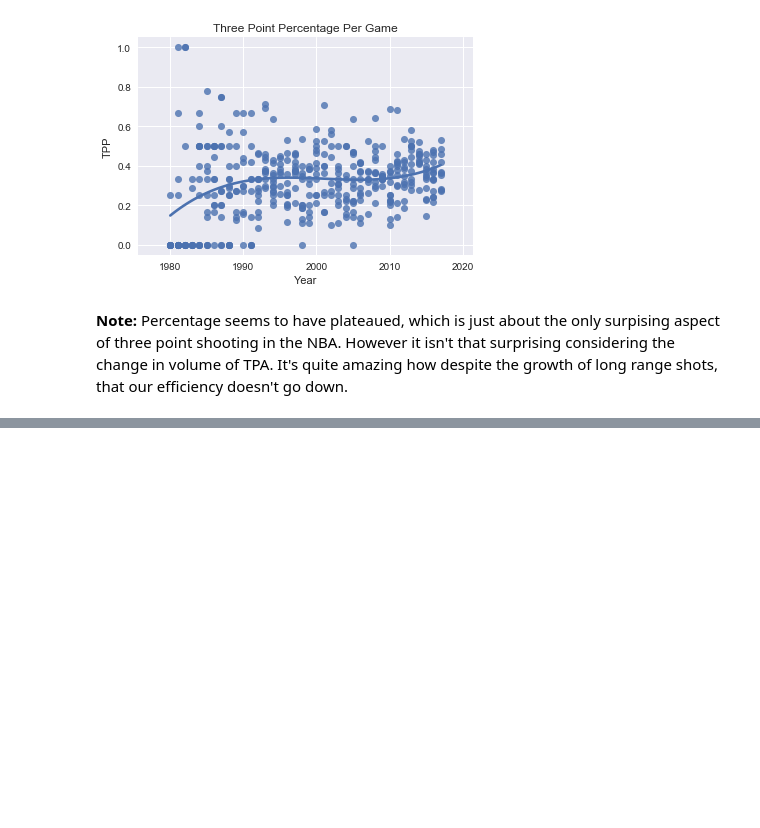
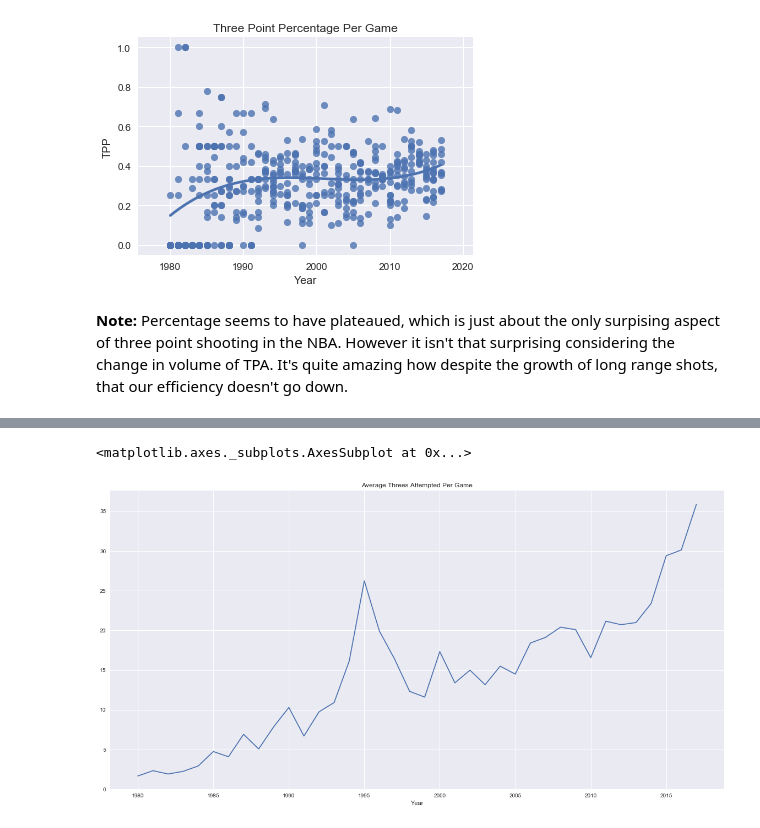
Before and after one commit to brendanxok/NBA_Finals, a Jupyter notebook: NBA.ipynb, the cells around one changed output, grey strips where cells are left out. Saved outputs shown, nothing was run; the diff lists cells and outputs as text; code cells hidden in the pictures; blank space fills up the shorter version.

```diff
--- a/NBA.ipynb
+++ b/NBA.ipynb
@@ -201,0 +149,5 @@ Text(0.5,1,'Three Point Percentage Per Game')
+# %%
+ags = totaldata[['Year', 'TPA','TP','FG', 'FGA','AST']].copy()
+ags.index = totaldata['Year']
+ags = ags.drop(['Year'], axis=1)
+ags.head(10)
@@ -201,0 +171,6 @@ Text(0.5,1,'Three Point Percentage Per Game')
+# %%
+threes_by_year = ags.groupby("Year").mean().TPA
+threes_made_by_year = ags.groupby("Year").mean().TP
+fg_by_year = ags.groupby("Year").mean().FGA
+fg_made_by_year = ags.groupby("Year").mean().FG
+threes_by_year.head()
@@ -201,0 +185,5 @@ Text(0.5,1,'Three Point Percentage Per Game')
+# %%
+threes_by_year.plot(figsize=(20,10), title="Average Threes Attempted Per Game")
+# %% [output]
+<matplotlib.axes._subplots.AxesSubplot at 0x...>
+[figure, added]
```
Also changed, not shown: parts of 22 cells of this notebook.
